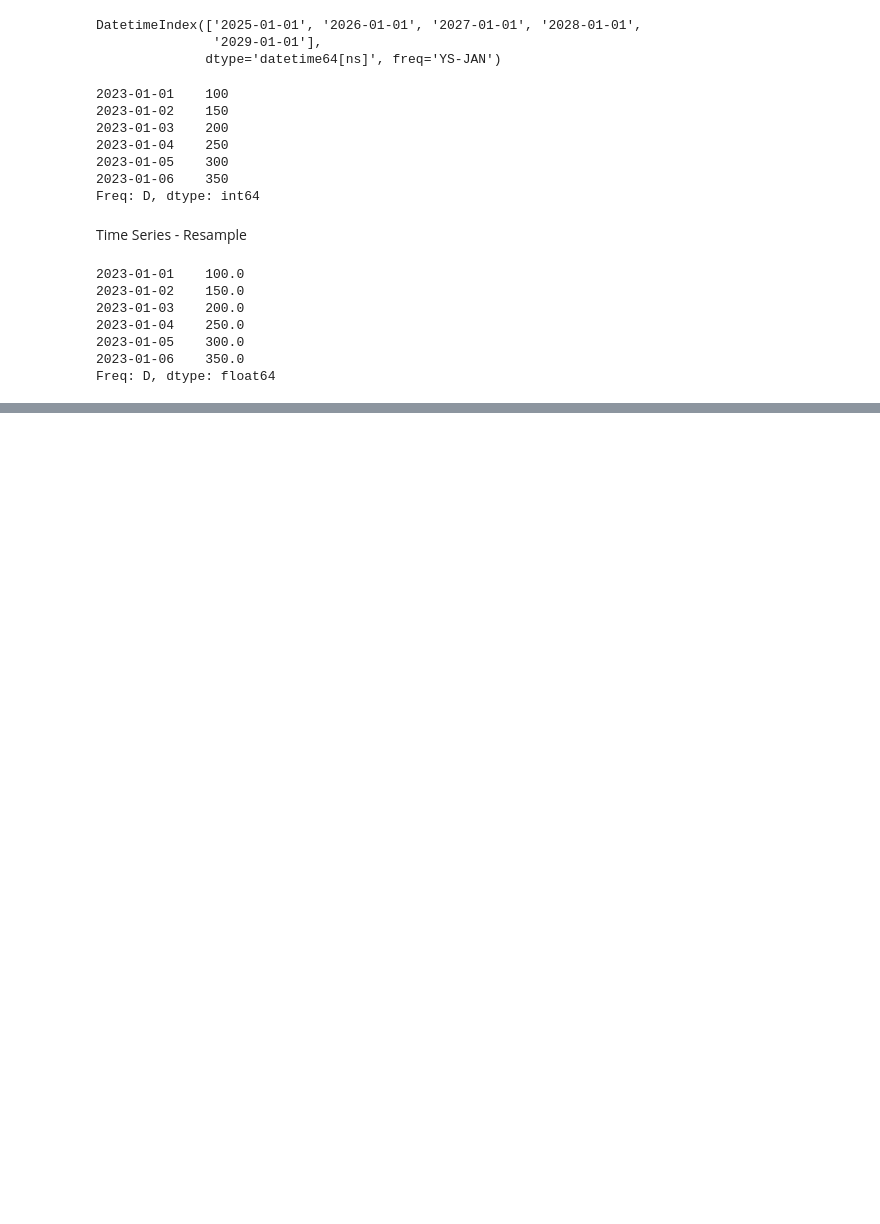
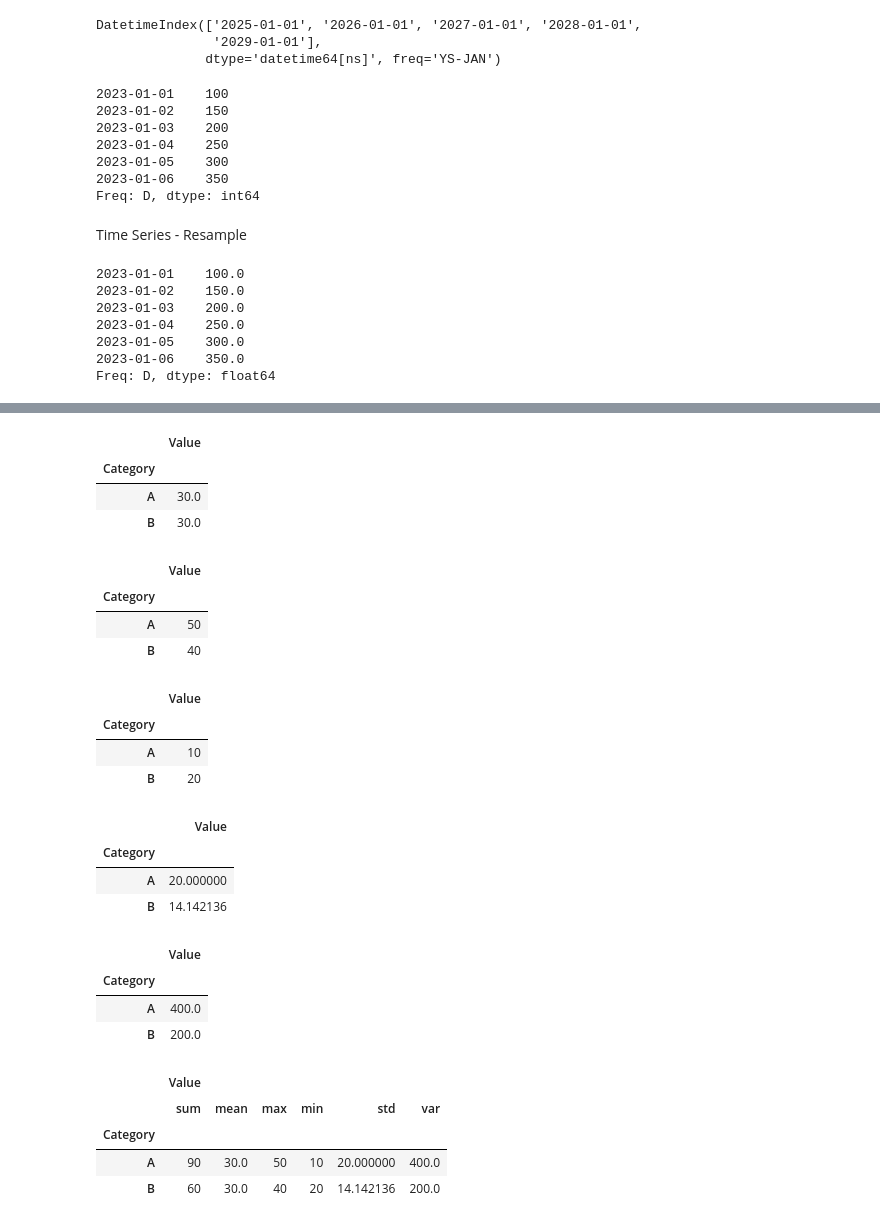
Before and after one commit to srinivasskc/my_datascience_journal, a Jupyter notebook: pandas_notebook.ipynb, the cells around one changed output, grey strips where cells are left out. Drawn from its saved outputs; the diff is of its cells as text; code cells hidden in the pictures; blank space fills up the shorter version.

Commit message:
Aggregating data using functions

```diff
--- a/pandas_notebook.ipynb
+++ b/pandas_notebook.ipynb
@@ -2182,0 +2186,6 @@ Freq: D, dtype: float64
+# %%
+data_cat_value = {'Category': ['A','B','A','B','A'],
+                  'Value': [10,20,30,40,50]}
+
+df_cat_value = pd.DataFrame(data_cat_value)
+df_cat_value
@@ -2182,0 +2218,71 @@ Freq: D, dtype: float64
+# %%
+df_cat_value.groupby("Category").median()
+# This groups the category column and calculates the median of the values
+
+# A - 10, 30, 50 -> 30
+# B - 20, 40 -> 20+40/2 = 30
+# %% [output]
+|  | Value |
+| Category |  |
+| A | 30.0 |
+| B | 30.0 |
+# %%
+df_cat_value.groupby("Category").max()
+# This groups the category column and finds the maximum value in each group
+
+# A - 10, 30, 50 -> 50
+# B - 20, 40 -> 40
+# %% [output]
+|  | Value |
+| Category |  |
+| A | 50 |
+| B | 40 |
+# %%
+df_cat_value.groupby("Category").min()
+# This groups the category column and finds the minimum value in each group
+
+# A - 10, 30, 50 -> 10
+# B - 20, 40 -> 20
+# %% [output]
+|  | Value |
+| Category |  |
+| A | 10 |
+| B | 20 |
+# %%
+df_cat_value.groupby("Category").std()
+# This groups the category column and calculates the standard deviation of the values in each group.
+
+# For std() it uses the formula.
+# Standard Deviation = sqrt( Σ ( xi - x̄ )² / ( N - 1 ) )
+# where: xi represents each value in the dataset,
+# x̄ is the mean of the dataset,
+# N is the number of values in the dataset,
+# Σ is the summation symbol, indicating that you sum over all values.
+# sqrt is the square root function.
+# %% [output]
+|  | Value |
+| Category |  |
+| A | 20.000000 |
+| B | 14.142136 |
+# %%
+df_cat_value.groupby("Category").var()
+# This groups the category column and calculates the variance of the values in each group.
+
+# For var() it uses the formula.
+# Formula = sum((x - mean)^2) / (n - 1)
+# where x is each value, mean is the average of the values, and n is the number of values.
+# %% [output]
+|  | Value |
+| Category |  |
+| A | 400.0 |
+| B | 200.0 |
+# %%
+# Applying multiple aggregation functions.
+
+df_cat_value.groupby("Category").agg(['sum', 'mean', 'max', 'min', 'std', 'var'])
+# %% [output]
+|  | Value |  |  |  |  |  |
+|  | sum | mean | max | min | std | var |
+| Category |  |  |  |  |  |  |
+| A | 90 | 30.0 | 50 | 10 | 20.000000 | 400.0 |
+| B | 60 | 30.0 | 40 | 20 | 14.142136 | 200.0 |
```
Also changed, not shown: parts of 22 cells of this notebook, 1 other file.
